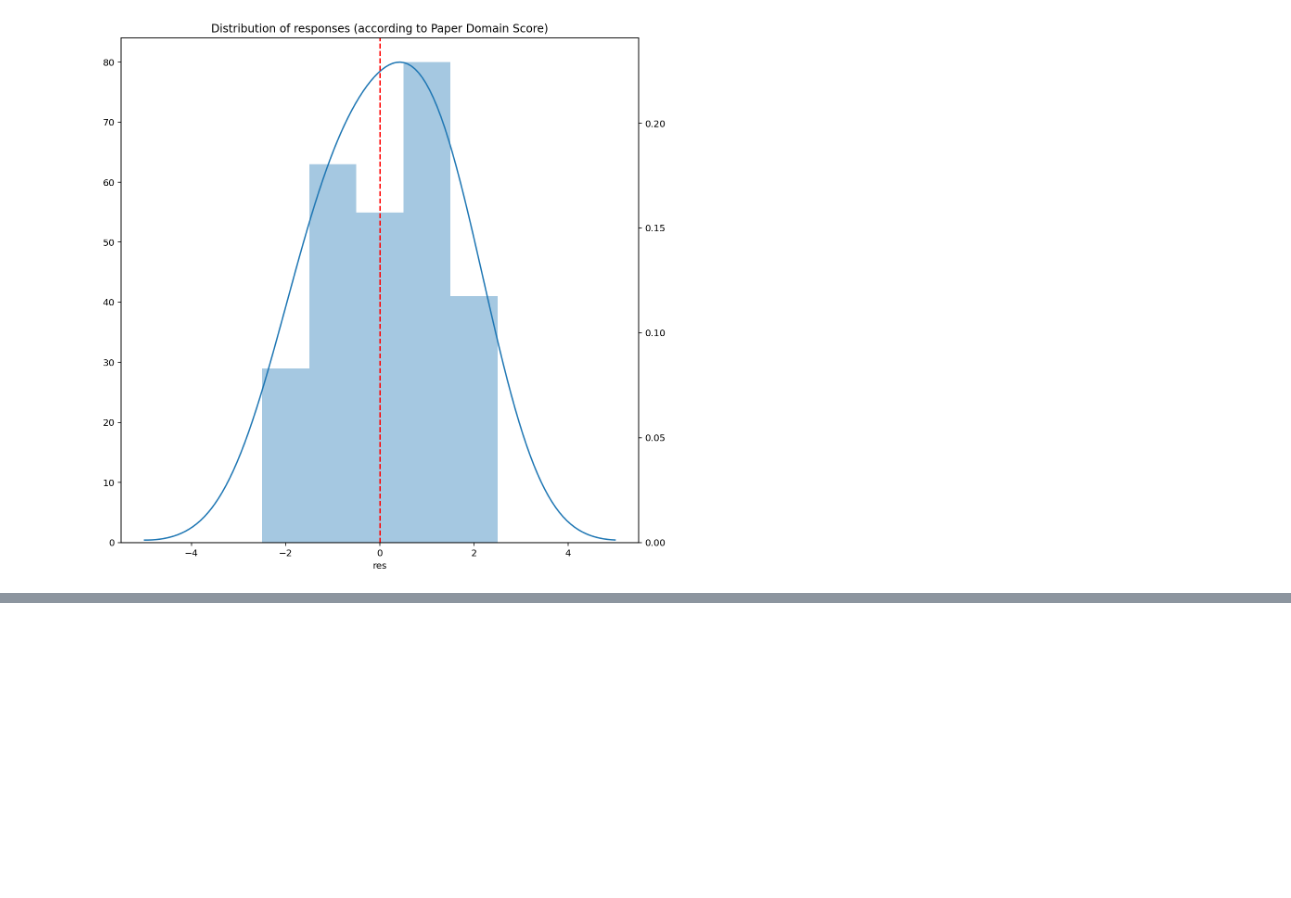
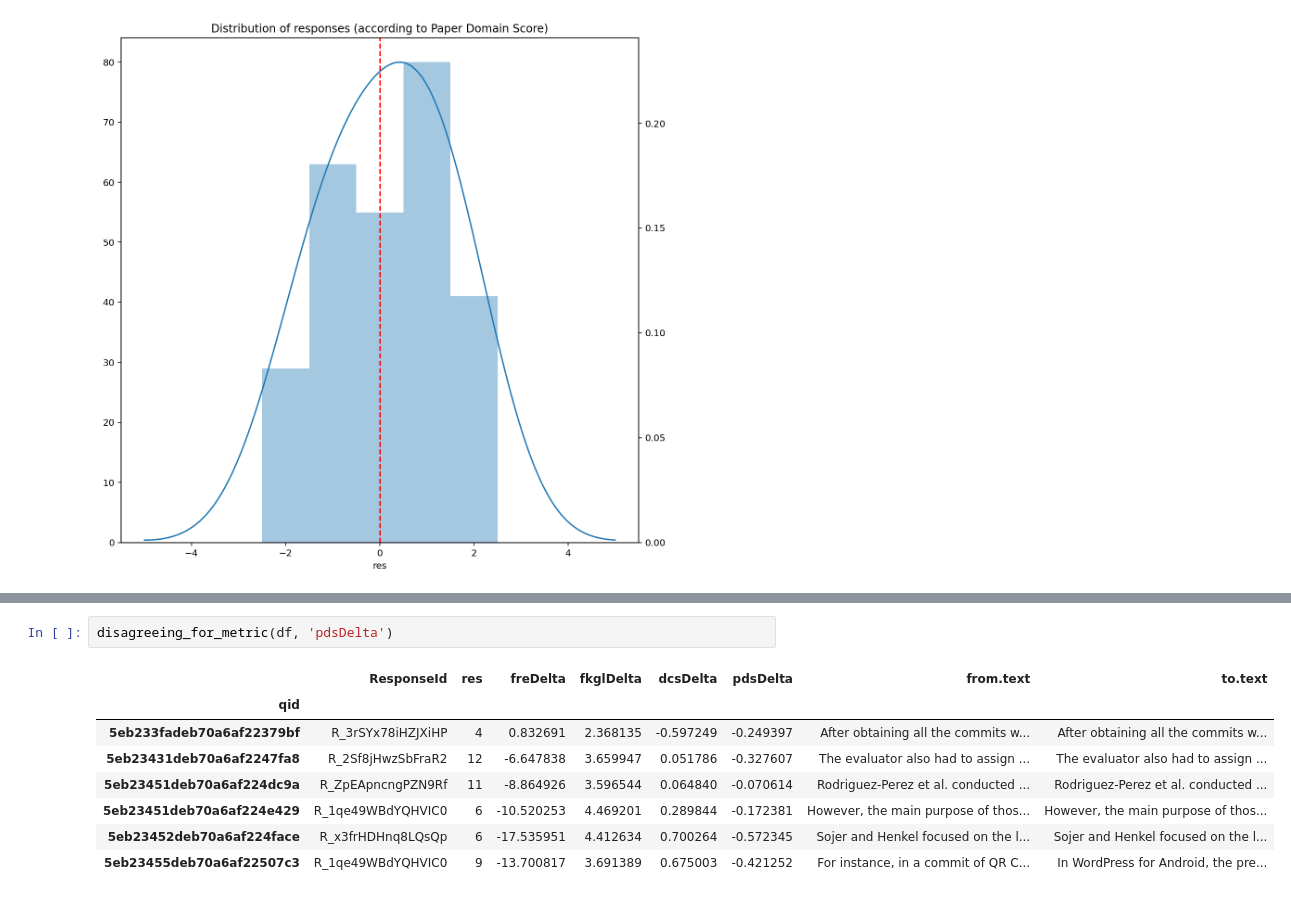
Before and after one commit to TiredFalcon/readse-internal-validity, a Jupyter notebook: Survey_responses_analysys.ipynb, the cells around one changed output, grey strips where cells are left out. Cells and saved outputs as stored; diff of their text form; blank space fills up the shorter version.

```diff
--- a/Survey_responses_analysys.ipynb
+++ b/Survey_responses_analysys.ipynb
@@ -361,0 +383,11 @@ results(
+# %%
+disagreeing_for_metric(df, 'pdsDelta')
+# %% [output]
+|  | ResponseId | res | freDelta | fkglDelta | dcsDelta | pdsDelta | from.text | to.text |
+| qid |  |  |  |  |  |  |  |  |
+| 5eb233fadeb70a6af22379bf | R_3rSYx78iHZJXiHP | 4 | 0.832691 | 2.368135 | -0.597249 | -0.249397 | After obtaining all the commits w... | After obtaining all the commits w... |
+| 5eb23431deb70a6af2247fa8 | R_2Sf8jHwzSbFraR2 | 12 | -6.647838 | 3.659947 | 0.051786 | -0.327607 | The evaluator also had to assign ... | The evaluator also had to assign ... |
+| 5eb23451deb70a6af224dc9a | R_ZpEApncngPZN9Rf | 11 | -8.864926 | 3.596544 | 0.064840 | -0.070614 | Rodriguez-Perez et al. conducted ... | Rodriguez-Perez et al. conducted ... |
+| 5eb23451deb70a6af224e429 | R_1qe49WBdYQHVIC0 | 6 | -10.520253 | 4.469201 | 0.289844 | -0.172381 | However, the main purpose of thos... | However, the main purpose of thos... |
+| 5eb23452deb70a6af224face | R_x3frHDHnq8LQsQp | 6 | -17.535951 | 4.412634 | 0.700264 | -0.572345 | Sojer and Henkel focused on the l... | Sojer and Henkel focused on the l... |
+| 5eb23455deb70a6af22507c3 | R_1qe49WBdYQHVIC0 | 9 | -13.700817 | 3.691389 | 0.675003 | -0.421252 | For instance, in a commit of QR C... | In WordPress for Android, the pre... |
```
Also changed, not shown: parts of 3 cells of this notebook, 1 other file.
